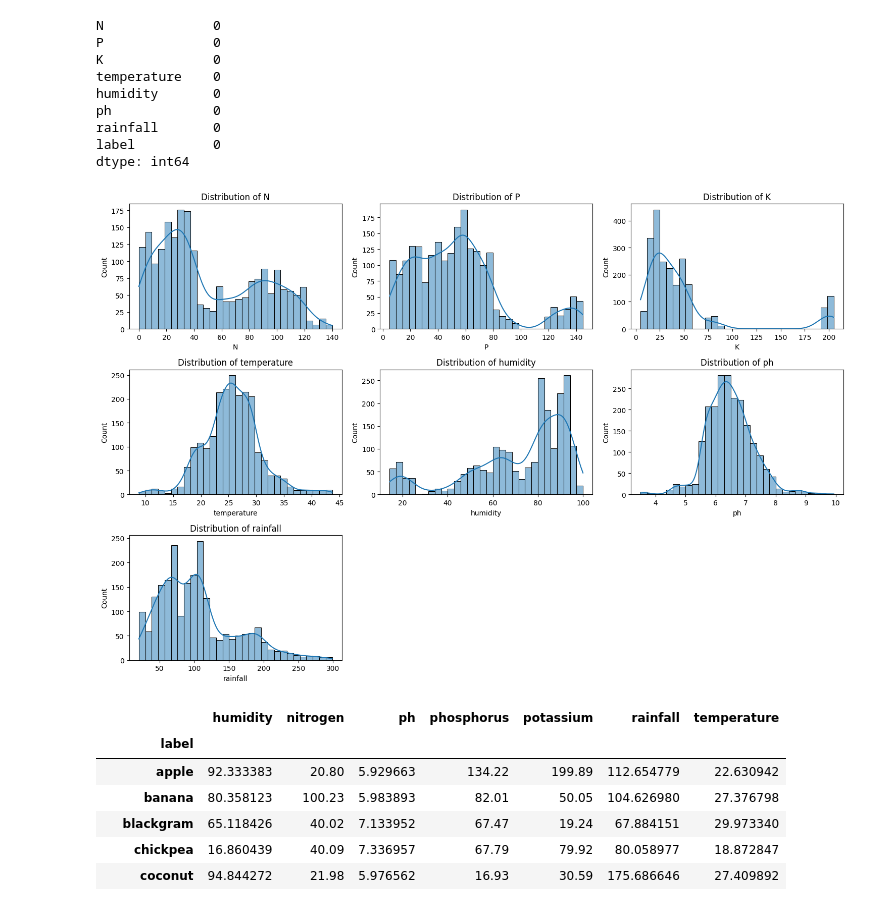
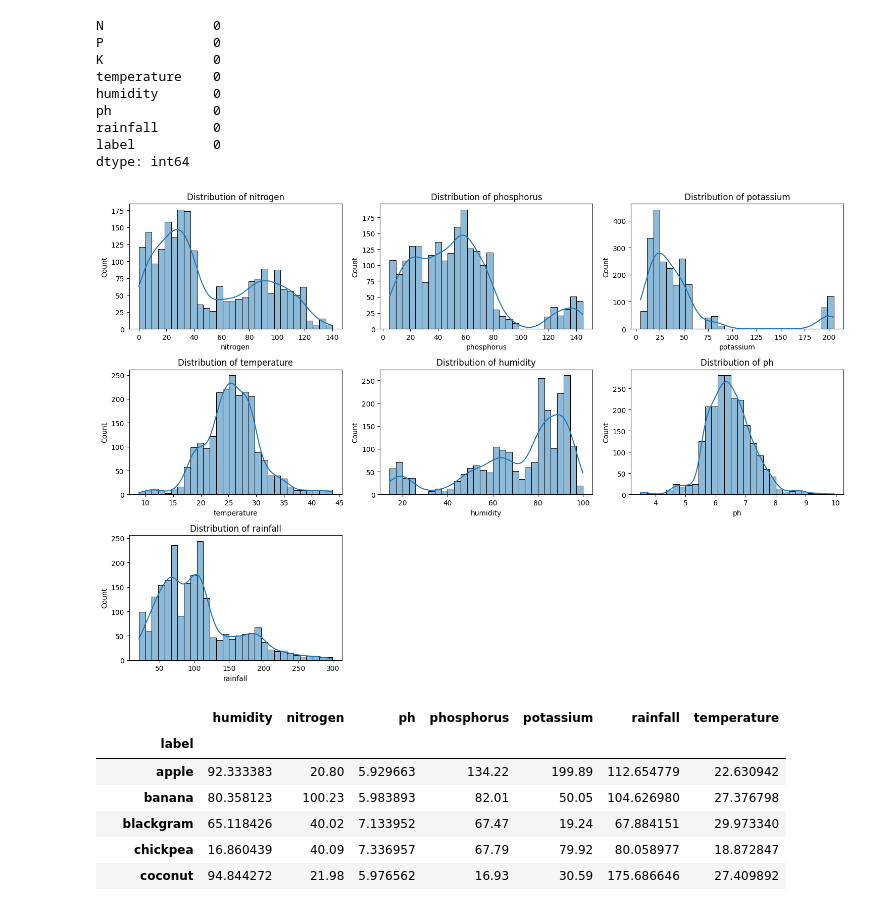
Before and after one commit to abhinandan45/FarmMitra, a Jupyter notebook: Notebook/Crop_recomandation.ipynb, the cells around one changed output. Drawn from its saved outputs; the diff is of its cells as text; code cells hidden in the pictures.

```diff
--- a/Notebook/Crop_recomandation.ipynb
+++ b/Notebook/Crop_recomandation.ipynb
@@ -77,18 +77,18 @@ df.rename(columns={
 # %%
 import matplotlib.pyplot as plt
 import seaborn as sns
 
-features = ['N', 'P', 'K', 'temperature', 'humidity', 'ph', 'rainfall']
+features = ['nitrogen', 'phosphorus', 'potassium', 'temperature', 'humidity', 'ph', 'rainfall']
 
 plt.figure(figsize=(15, 10))
 for i, feature in enumerate(features):
     plt.subplot(3, 3, i+1)
     sns.histplot(df[feature], kde=True, bins=30)
     plt.title(f'Distribution of {feature}')
 plt.tight_layout()
 plt.show()
 # %% [output]
-[figure, old version]
+[figure, new version]
 # %%
 crop_summary = pd.pivot_table(df,index=['label'],
                               aggfunc='mean')
```
Also changed, not shown: parts of 4 cells of this notebook, 13 other files.
